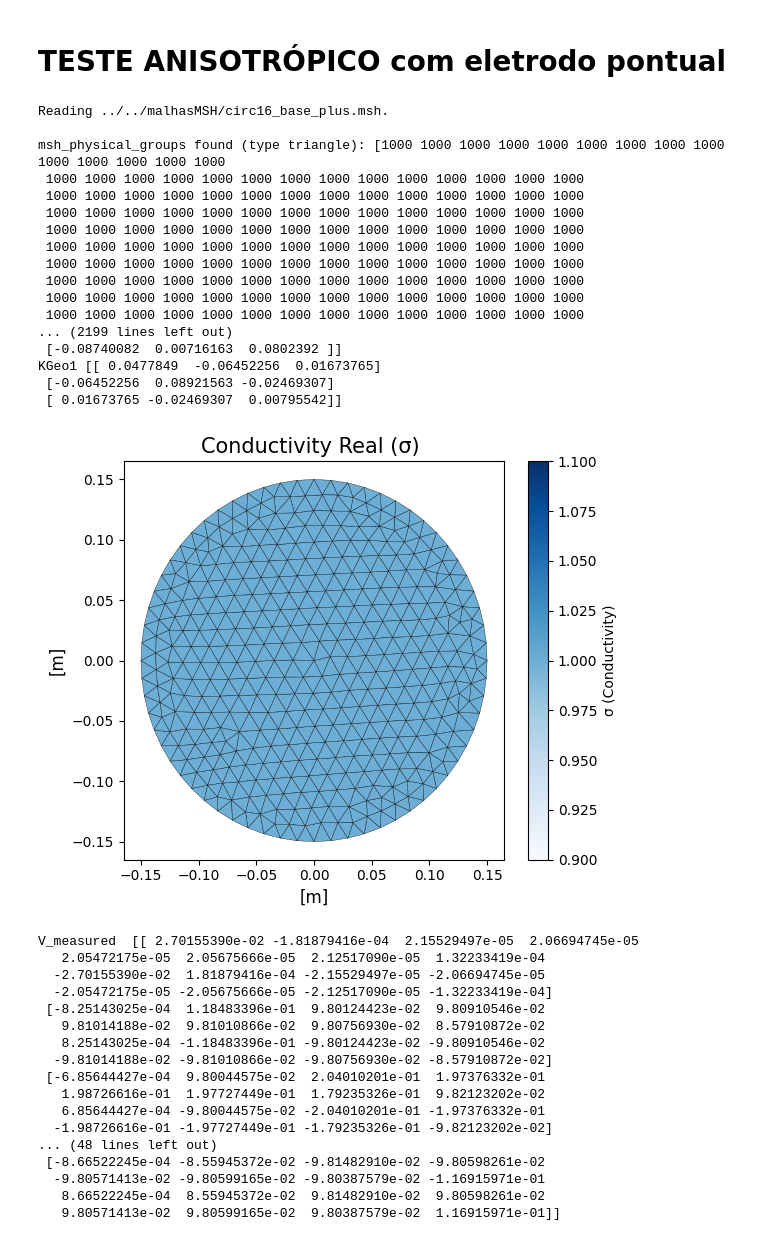
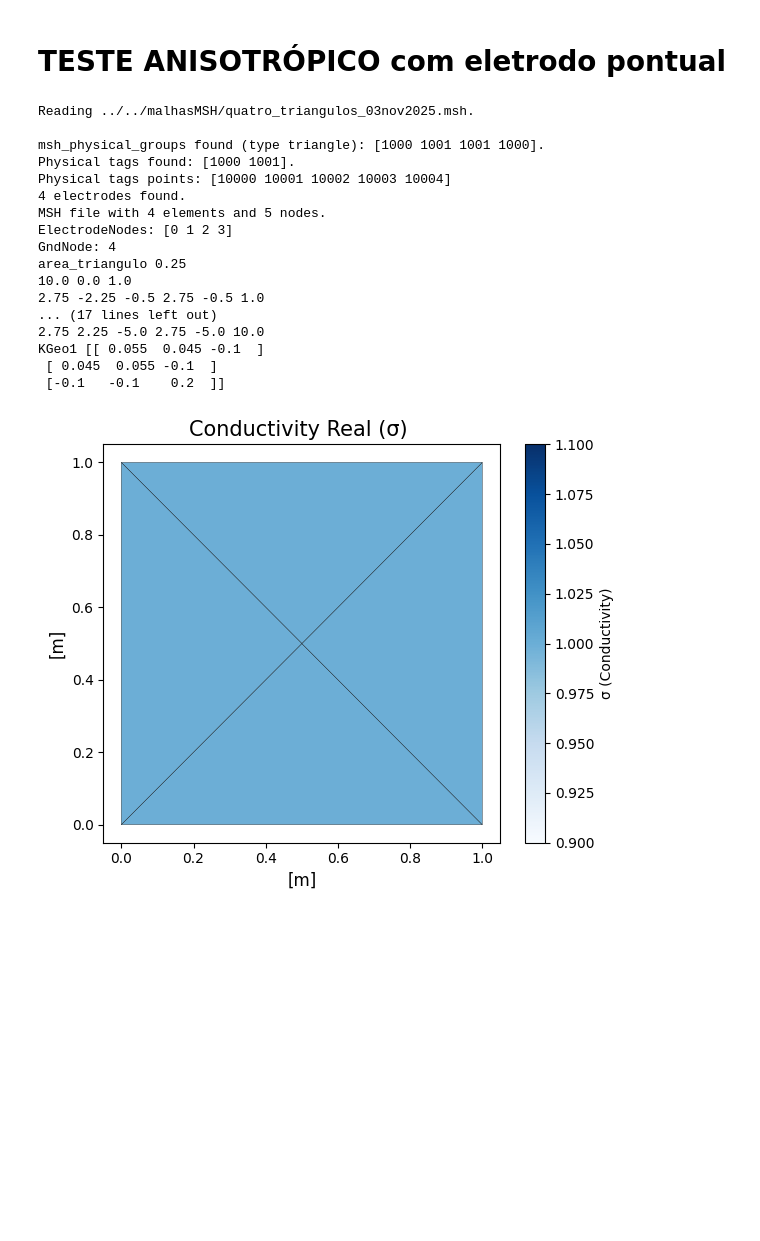
Before and after one commit to rodgraneiro/EIT_2D, a Jupyter notebook: exemplos/biblioteca_Edson/exemplos_biblioteca_Edson.ipynb, the cells around one changed output. Drawn from its saved outputs; the diff is of its cells as text; code cells hidden in the pictures; blank space fills up the shorter version.

Commit message:
teste para debug do problema direto

```diff
--- a/exemplos/biblioteca_Edson/exemplos_biblioteca_Edson.ipynb
+++ b/exemplos/biblioteca_Edson/exemplos_biblioteca_Edson.ipynb
@@ -328,12 +329,16 @@ import matplotlib.pyplot as plt
 # TESTE COM eletrodo pontual mesh 4 elementos
 
 ###############################################################################
-#nome = '../../malhasMSH/quatro_triangulos_03nov2025.msh'
+nome = '../../malhasMSH/quatro_triangulos_03nov2025.msh'
 #nome = '../../malhasMSH/dezesseis_triangulos_22jan25.msh'
-nome = '../../malhasMSH/circ16_base_plus.msh'
+#nome = '../../malhasMSH/circ16_base_plus.msh'
+#nome = '../../malhasMSH/fantomaAnisotropia01.msh'
+#nome = '../../malhasMSH/quadrado_16e.msh'
+
+
 
 #MinhaMalhaPto2 = mesh.PointElectrodes2DMeshEdson(4, nome_msh=nome, altura2D = 1.00)
-MinhaMalhaPto2 = mesh.PointElectrodes2DMeshAnisotropic(16, nome_msh=nome, altura2D = 1.0, thetaAngle = 0.0, sigmaX = 10.0, sigmaY = 0.100)
+MinhaMalhaPto2 = mesh.PointElectrodes2DMeshAnisotropic(4, nome_msh=nome, altura2D = 0.02, thetaAngle = 0.0, sigmaX = 10.0, sigmaY = 1.00)
 #MinhaMalhaPto2 = mesh.PointElectrodes2DMeshEdson(4, nome_msh=nome, altura2D = 0.02)
 #inearTriangleAnisotropic
 MinhaMalhaPto2.ReadMesh()
@@ -351,66 +356,49 @@ meus_sigmas = {
 #1002 : 2.00,
 #1003 : 2.00}
 
 MinhaMalhaPto2.SetSigmaPhysicaEntity(meus_sigmas)
 
 
 MinhaMalhaPto2.CalcKGlobal() # calculando KGlobal usando Sigmas
 
 
 #print(f'MinhaMalhaPto2.KGlobal =  {MinhaMalhaPto2.KGlobal}')
 
-fwd = forwardProblem.forward_problem(MinhaMalhaPto2, Pcorrente=None, SkipPattern=7, I =1.0e-3)   # __init__ roda aqui
+fwd = forwardProblem.forward_problem(MinhaMalhaPto2, Pcorrente=None, SkipPattern=1, I =1.0e-3)   # __init__ roda aqui
 
 #print(f'Pcorrente \n {fwd.corrente[MinhaMalhaPto.NumberOfNodes-MinhaMalhaPto.NumberOfElectrodes: MinhaMalhaPto.NumberOfNodes]}')
 #print(f'Pcorrente \n {fwd.corrente[:16]}')
 
 #print(f'Pcorrente \n {fwd.corrente.shape}')
 
 mtz_Vmedido = fwd.Solve()
 #print(f'Vmedido \n {fwd.Vmedido[:,0]}')
 
 nome_arquivo = 'ParaVernoGmshPto'
 fwd.criar_arquivo_pos_2D( fwd.Vmedido, nome_arquivo)
 
 fwd.abrir_Gmsh_pos(nome_arquivo, runGmsh=True)
 
 #print(f'self.Yinversa \n {fwd.Yinversa}')
 
 V_measured = fwd.Vmedido_eletrodos
-print('V_measured ',V_measured)
+#print('V_measured ',V_measured)
 # %% [output]
-Reading ../../malhasMSH/circ16_base_plus.msh.
+Reading ../../malhasMSH/quatro_triangulos_03nov2025.msh.
 
-msh_physical_groups found (type triangle): [1000 1000 1000 1000 1000 1000 1000 1000 1000 1000 1000 1000 1000 1000
- 1000 1000 1000 1000 1000 1000 1000 1000 1000 1000 1000 1000 1000 1000
- 1000 1000 1000 1000 1000 1000 1000 1000 1000 1000 1000 1000 1000 1000
- 1000 1000 1000 1000 1000 1000 1000 1000 1000 1000 1000 1000 1000 1000
- 1000 1000 1000 1000 1000 1000 1000 1000 1000 1000 1000 1000 1000 1000
- 1000 1000 1000 1000 1000 1000 1000 1000 1000 1000 1000 1000 1000 1000
- 1000 1000 1000 1000 1000 1000 1000 1000 1000 1000 1000 1000 1000 1000
- 1000 1000 1000 1000 1000 1000 1000 1000 1000 1000 1000 1000 1000 1000
- 1000 1000 1000 1000 1000 1000 1000 1000 1000 1000 1000 1000 1000 1000
- 1000 1000 1000 1000 1000 1000 1000 1000 1000 1000 1000 1000 1000 1000
-... (2199 lines left out)
- [-0.08740082  0.00716163  0.0802392 ]]
-KGeo1 [[ 0.0477849  -0.06452256  0.01673765]
- [-0.06452256  0.08921563 -0.02469307]
- [ 0.01673765 -0.02469307  0.00795542]]
+msh_physical_groups found (type triangle): [1000 1001 1001 1000].
+Physical tags found: [1000 1001].
+Physical tags points: [10000 10001 10002 10003 10004]
+4 electrodes found.
+MSH file with 4 elements and 5 nodes.
+ElectrodeNodes: [0 1 2 3]
+GndNode: 4
+area_triangulo 0.25
+10.0 0.0 1.0
+2.75 -2.25 -0.5 2.75 -0.5 1.0
+... (17 lines left out)
+2.75 2.25 -5.0 2.75 -5.0 10.0
+KGeo1 [[ 0.055  0.045 -0.1  ]
+ [ 0.045  0.055 -0.1  ]
+ [-0.1   -0.1    0.2  ]]
-[figure, old version]
+[figure, new version]
-V_measured  [[ 2.70155390e-02 -1.81879416e-04  2.15529497e-05  2.06694745e-05
-   2.05472175e-05  2.05675666e-05  2.12517090e-05  1.32233419e-04
-  -2.70155390e-02  1.81879416e-04 -2.15529497e-05 -2.06694745e-05
-  -2.05472175e-05 -2.05675666e-05 -2.12517090e-05 -1.32233419e-04]
- [-8.25143025e-04  1.18483396e-01  9.80124423e-02  9.80910546e-02
-   9.81014188e-02  9.81010866e-02  9.80756930e-02  8.57910872e-02
-   8.25143025e-04 -1.18483396e-01 -9.80124423e-02 -9.80910546e-02
-  -9.81014188e-02 -9.81010866e-02 -9.80756930e-02 -8.57910872e-02]
- [-6.85644427e-04  9.80044575e-02  2.04010201e-01  1.97376332e-01
-   1.98726616e-01  1.97727449e-01  1.79235326e-01  9.82123202e-02
-   6.85644427e-04 -9.80044575e-02 -2.04010201e-01 -1.97376332e-01
-  -1.98726616e-01 -1.97727449e-01 -1.79235326e-01 -9.82123202e-02]
-... (48 lines left out)
- [-8.66522245e-04 -8.55945372e-02 -9.81482910e-02 -9.80598261e-02
-  -9.80571413e-02 -9.80599165e-02 -9.80387579e-02 -1.16915971e-01
-   8.66522245e-04  8.55945372e-02  9.81482910e-02  9.80598261e-02
-   9.80571413e-02  9.80599165e-02  9.80387579e-02  1.16915971e-01]]
```
Also changed, not shown: parts of 1 cell of this notebook, 1 other file.
